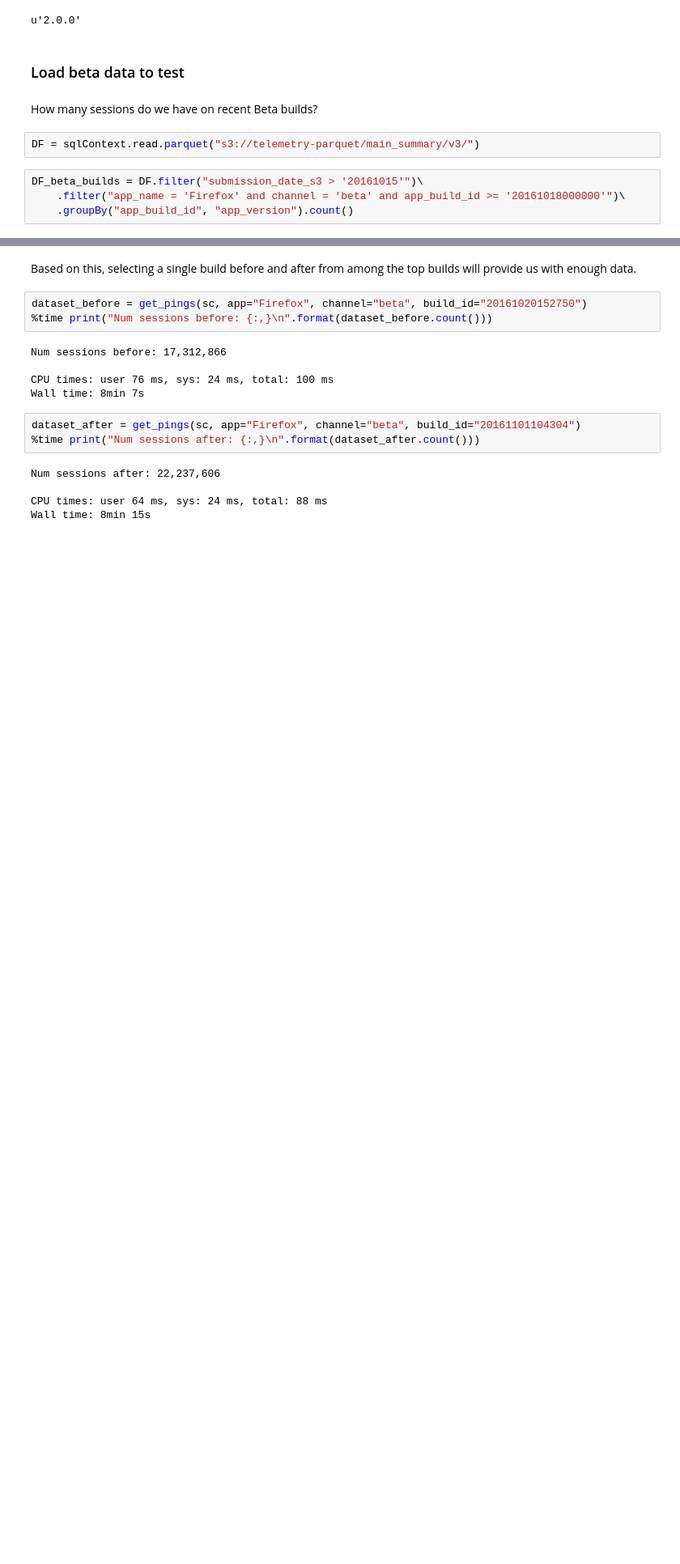
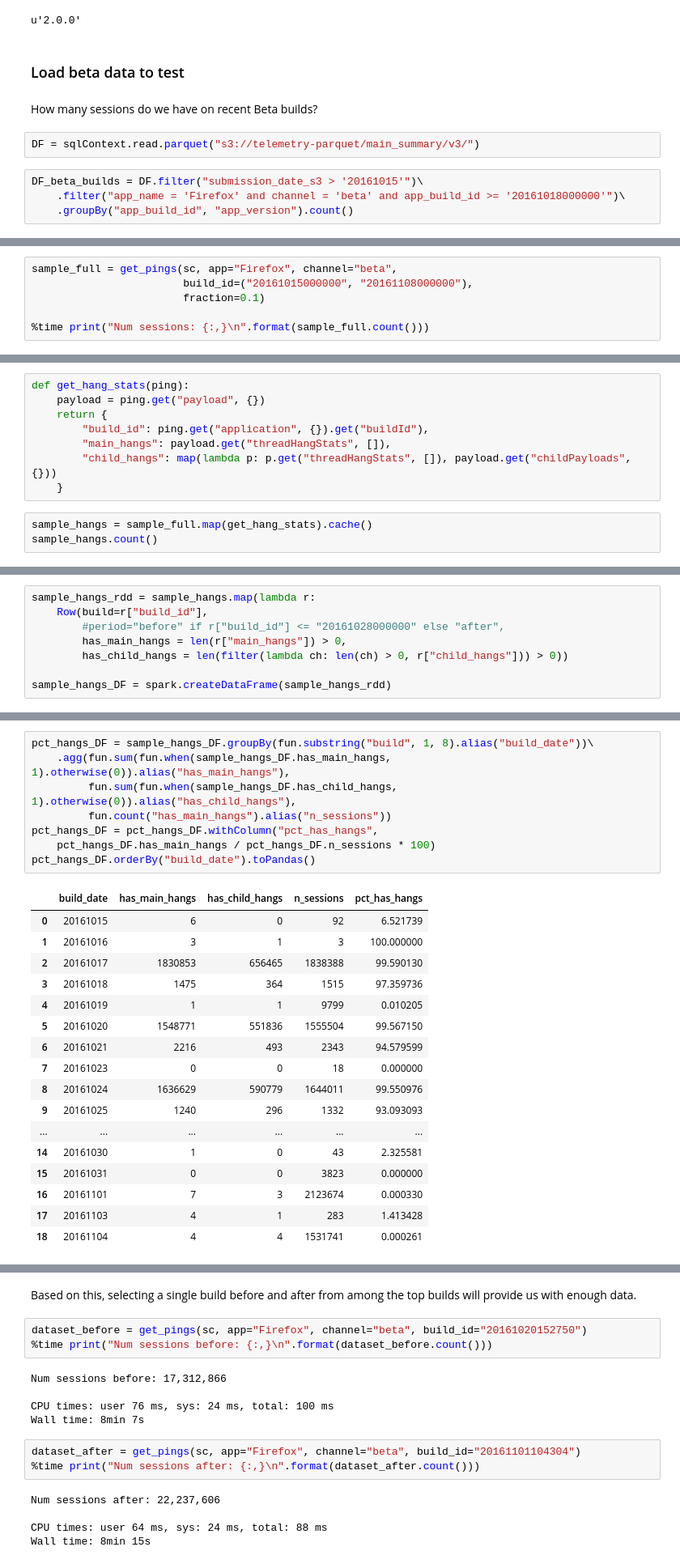
Before and after one commit to dzeber/e10s_analyses, a Jupyter notebook: adhoc/addon-sdk-fix/Add-on SDK fix analysis - Beta.ipynb, the cells around one changed output, grey strips where cells are left out. Shown at 81% size. Cells and saved outputs as stored; diff of their text form; blank space fills up the shorter version.

Commit message:
Added counts of sessions with hangs

```diff
--- a/adhoc/addon-sdk-fix/Add-on SDK fix analysis - Beta.ipynb
+++ b/adhoc/addon-sdk-fix/Add-on SDK fix analysis - Beta.ipynb
@@ -62,0 +87,6 @@ DF_beta_builds.orderBy("count", ascending = False).toPandas()[:20]
+# %%
+sample_full = get_pings(sc, app="Firefox", channel="beta",
+                        build_id=("20161015000000", "20161108000000"),
+                        fraction=0.1)
+
+%time print("Num sessions: {:,}\n".format(sample_full.count()))
@@ -62,0 +114,11 @@ DF_beta_builds.orderBy("count", ascending = False).toPandas()[:20]
+# %%
+def get_hang_stats(ping):
+    payload = ping.get("payload", {})
+    return {
+        "build_id": ping.get("application", {}).get("buildId"),
+        "main_hangs": payload.get("threadHangStats", []),
+        "child_hangs": map(lambda p: p.get("threadHangStats", []), payload.get("childPayloads", {}))
+    }
+# %%
+sample_hangs = sample_full.map(get_hang_stats).cache()
+sample_hangs.count()
@@ -62,0 +127,8 @@ DF_beta_builds.orderBy("count", ascending = False).toPandas()[:20]
+# %%
+sample_hangs_rdd = sample_hangs.map(lambda r:
+    Row(build=r["build_id"],
+        #period="before" if r["build_id"] <= "20161028000000" else "after",
+        has_main_hangs = len(r["main_hangs"]) > 0,
+        has_child_hangs = len(filter(lambda ch: len(ch) > 0, r["child_hangs"])) > 0))
+
+sample_hangs_DF = spark.createDataFrame(sample_hangs_rdd)
@@ -62,0 +156,26 @@ DF_beta_builds.orderBy("count", ascending = False).toPandas()[:20]
+# %%
+pct_hangs_DF = sample_hangs_DF.groupBy(fun.substring("build", 1, 8).alias("build_date"))\
+    .agg(fun.sum(fun.when(sample_hangs_DF.has_main_hangs, 1).otherwise(0)).alias("has_main_hangs"),
+         fun.sum(fun.when(sample_hangs_DF.has_child_hangs, 1).otherwise(0)).alias("has_child_hangs"),
+         fun.count("has_main_hangs").alias("n_sessions"))
+pct_hangs_DF = pct_hangs_DF.withColumn("pct_has_hangs",
+    pct_hangs_DF.has_main_hangs / pct_hangs_DF.n_sessions * 100)
+pct_hangs_DF.orderBy("build_date").toPandas()
+# %% [output]
+|  | build_date | has_main_hangs | has_child_hangs | n_sessions | pct_has_hangs |
+| 0 | 20161015 | 6 | 0 | 92 | 6.521739 |
+| 1 | 20161016 | 3 | 1 | 3 | 100.000000 |
+| 2 | 20161017 | 1830853 | 656465 | 1838388 | 99.590130 |
+| 3 | 20161018 | 1475 | 364 | 1515 | 97.359736 |
+| 4 | 20161019 | 1 | 1 | 9799 | 0.010205 |
+| 5 | 20161020 | 1548771 | 551836 | 1555504 | 99.567150 |
+| 6 | 20161021 | 2216 | 493 | 2343 | 94.579599 |
+| 7 | 20161023 | 0 | 0 | 18 | 0.000000 |
+| 8 | 20161024 | 1636629 | 590779 | 1644011 | 99.550976 |
+| 9 | 20161025 | 1240 | 296 | 1332 | 93.093093 |
+| ... | ... | ... | ... | ... | ... |
+| 14 | 20161030 | 1 | 0 | 43 | 2.325581 |
+| 15 | 20161031 | 0 | 0 | 3823 | 0.000000 |
+| 16 | 20161101 | 7 | 3 | 2123674 | 0.000330 |
+| 17 | 20161103 | 4 | 1 | 283 | 1.413428 |
+| 18 | 20161104 | 4 | 4 | 1531741 | 0.000261 |
```
Also changed, not shown: parts of 18 cells of this notebook.
